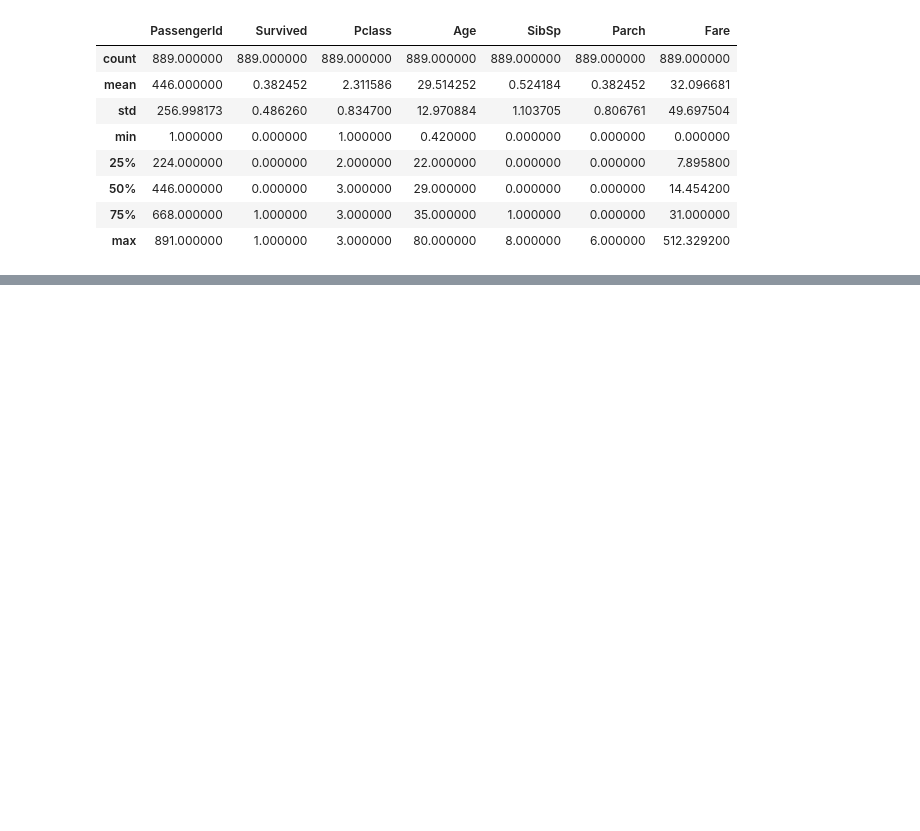
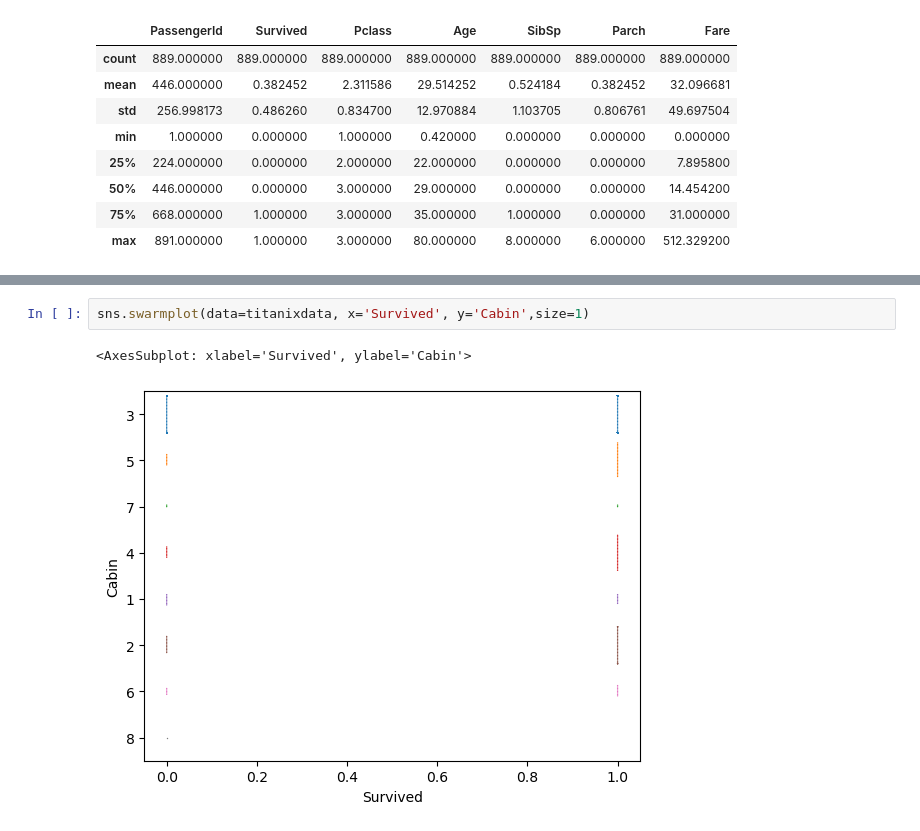
Before and after one commit to LegitMarkus/Titanix-KI, a Jupyter notebook: Titanix.ipynb, the cells around one changed output, grey strips where cells are left out. Drawn from its saved outputs; the diff is of its cells as text; blank space fills up the shorter version.

```diff
--- a/Titanix.ipynb
+++ b/Titanix.ipynb
@@ -346,0 +369,5 @@ sns.swarmplot(data=Titanixdata, x='Survived', y='Age',size=3.5)
+# %%
+sns.swarmplot(data=titanixdata, x='Survived', y='Cabin',size=1)
+# %% [output]
+<AxesSubplot: xlabel='Survived', ylabel='Cabin'>
+[figure, added]
```
Also changed, not shown: parts of 36 cells of this notebook.
